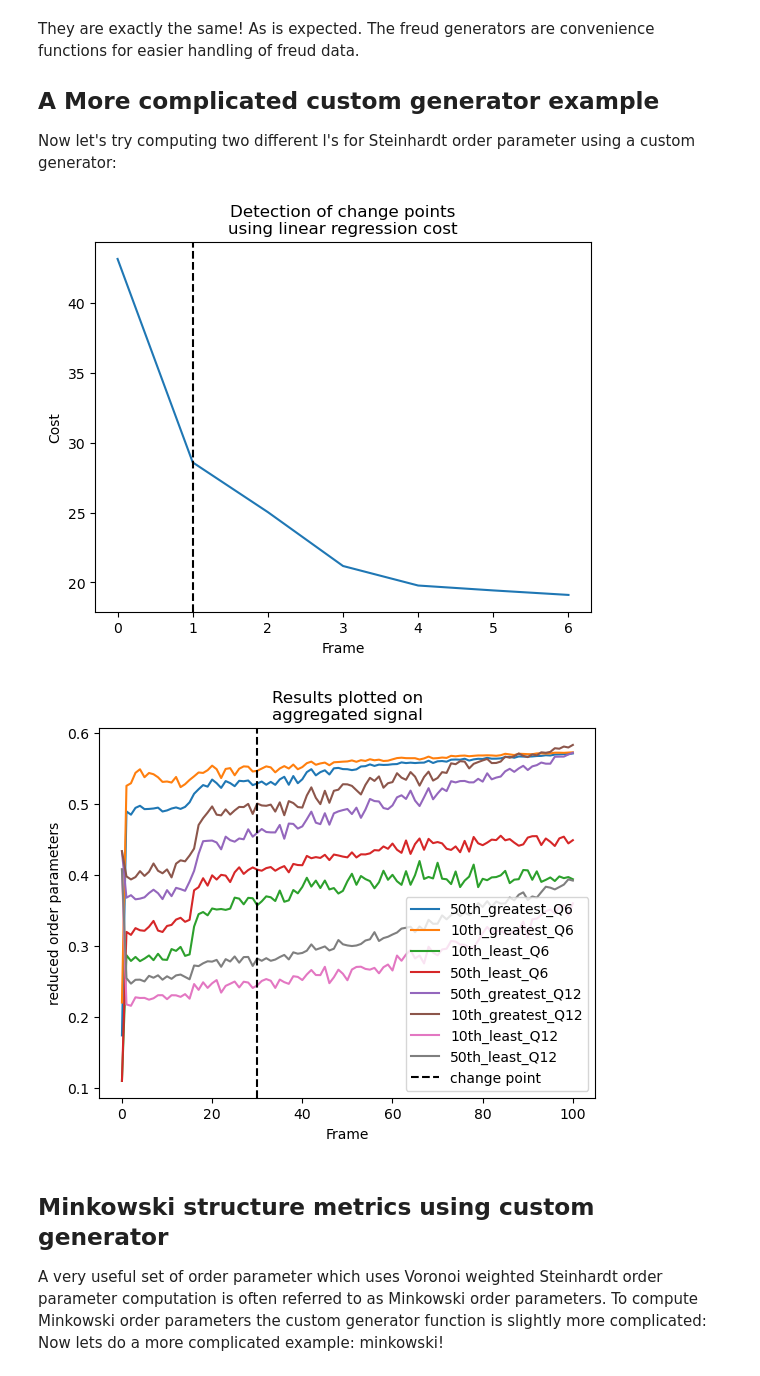
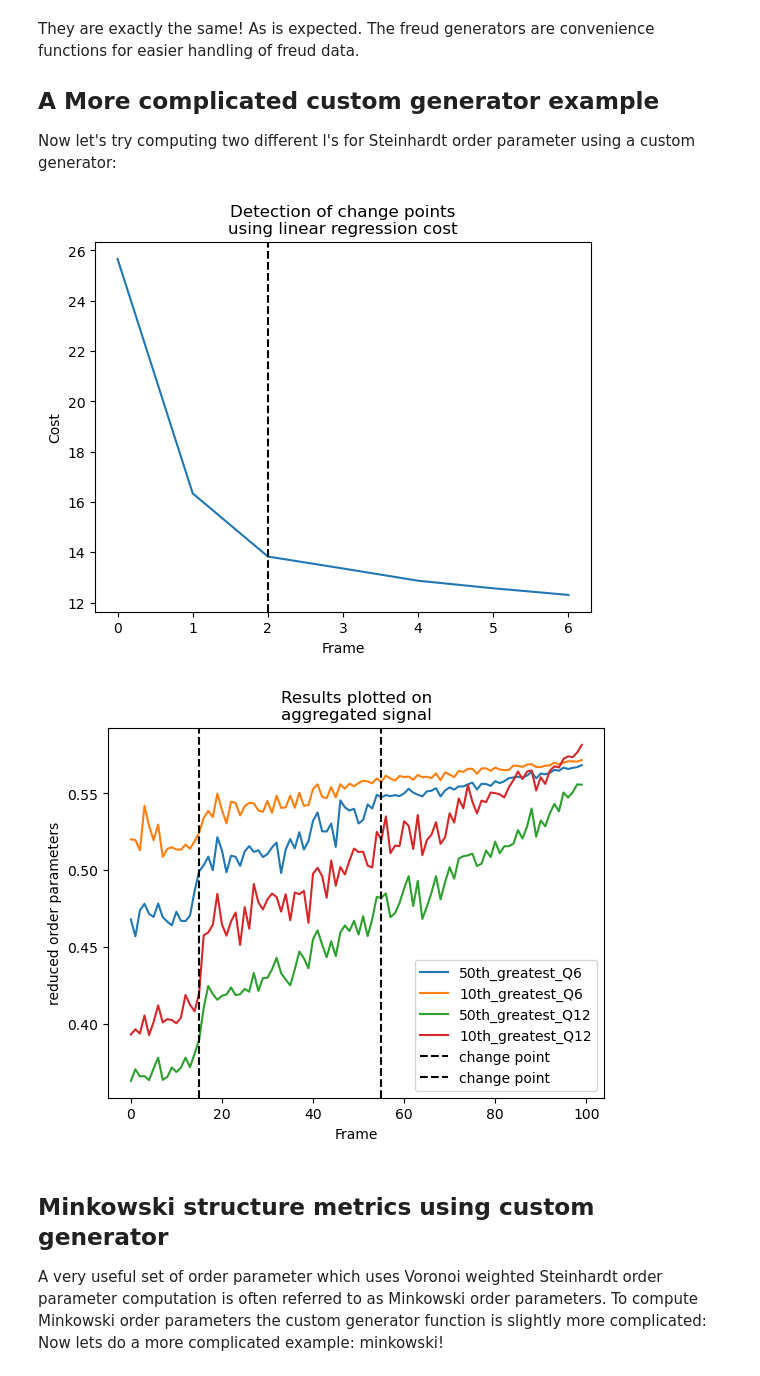
Before and after one commit to glotzerlab/dupin, a Jupyter notebook: docs/tutorials/01-Custom-generators/Custom-generator.ipynb, the cells around one changed output. Saved outputs shown, nothing was run; the diff lists cells and outputs as text; code cells hidden in the pictures.

Commit message:
update example and use xyz instead of gsd

```diff
--- a/docs/tutorials/01-Custom-generators/Custom-generator.ipynb
+++ b/docs/tutorials/01-Custom-generators/Custom-generator.ipynb
@@ -115,16 +144,18 @@ functions for easier handling of freud data.
 Now let's try computing two different l's for Steinhardt order parameter using a custom
 generator:
 # %%
+import warnings
+
 import freud
-import gsd.hoomd
 import matplotlib.pyplot as plt
+import numpy as np
 import ruptures as rpt
 
 import dupin as du
 
-# Usage example
+warnings.simplefilter("ignore")
 ls = [6, 12]
-FILENAME = "../data/lj-sim.gsd"
+FILENAME = "../data/lj-sim.xyz"
 
 steinhardt = freud.order.Steinhardt(l=ls)
 nlist_kwargs = {"num_neighbors": 12, "exclude_ii": True}
@@ -142,39 +173,50 @@ def steinhardt_custom_generator(system):
 
 
 pipeline = du.data.base.CustomGenerator(steinhardt_custom_generator).pipe(
-    du.data.reduce.NthGreatest((10, -10, -50, 50))
+    du.data.reduce.NthGreatest((10, 50))
 )
 signal_aggregator = du.data.aggregate.SignalAggregator(pipeline)
-with gsd.hoomd.open(FILENAME, "r") as traj:
-    for frame in traj:
-        signal_aggregator.accumulate(frame)
+with open(FILENAME) as file:
+    # Read the number of atoms
+    N = int(file.readline().strip())
+    # Read the comment line
+    comment = file.readline().strip()
+    box_params = float_list = [float(x) for x in comment.split()]
+box_params = freud.Box.from_box(box_params)
+traj = np.genfromtxt(FILENAME, skip_header=2, invalid_raise=False)[
+    :, 1:4
+].reshape(-1, N, 3)
+box = freud.box.Box.cube(L=20)
+
+for frame_positions in traj:
+    signal_aggregator.accumulate((box, frame_positions))
 lin_regress_cost = du.detect.CostLinearFit()
 dynp = rpt.Dynp(custom_cost=lin_regress_cost)
 sweep_detector = du.detect.SweepDetector(
     dynp, max_change_points=6, tolerance=0.001
 )
 change_points = sweep_detector.fit(signal_aggregator.to_dataframe())
 plt.plot(sweep_detector.costs_)
 plt.title("Detection of change points\nusing linear regression cost")
 plt.xlabel("Frame")
 plt.ylabel("Cost")
 plt.axvline(sweep_detector.opt_n_change_points_, color="k", linestyle="--")
 plt.show()
 # add change points as vlines
 plt.plot(
     signal_aggregator.to_dataframe().to_numpy(),
     label=signal_aggregator.to_dataframe().columns.to_list(),
 )
 for change_point in change_points:
     plt.axvline(change_point, color="k", linestyle="--", label="change point")
 plt.title("Results plotted on\naggregated signal")
 plt.xlabel("Frame")
 plt.ylabel("reduced order parameters")
 plt.legend()
 plt.show()
 # %% [output]
-[figure, old version]
+[figure, new version]
-[figure, old version]
+[figure, new version]
 # %% [markdown]
 ## Minkowski structure metrics using custom generator
 A very useful set of order parameter which uses Voronoi weighted Steinhardt order
```
Also changed, not shown: parts of 4 cells of this notebook, 1 other file.
